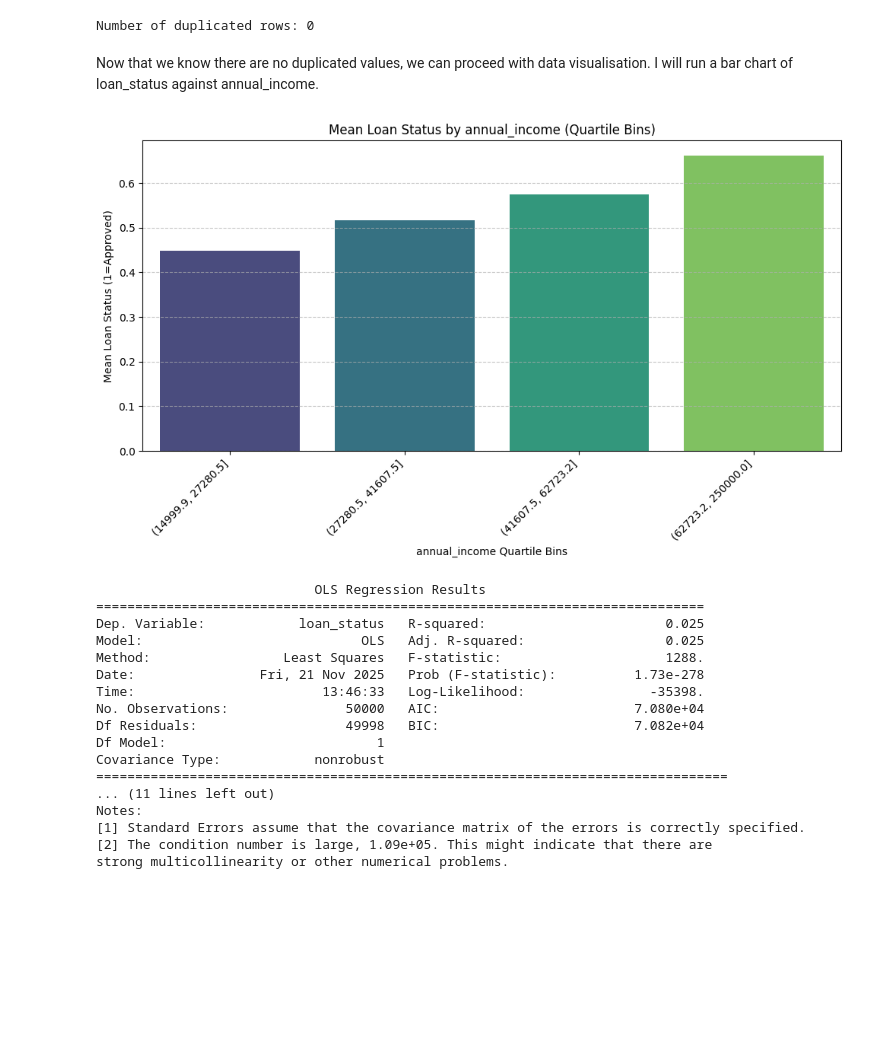
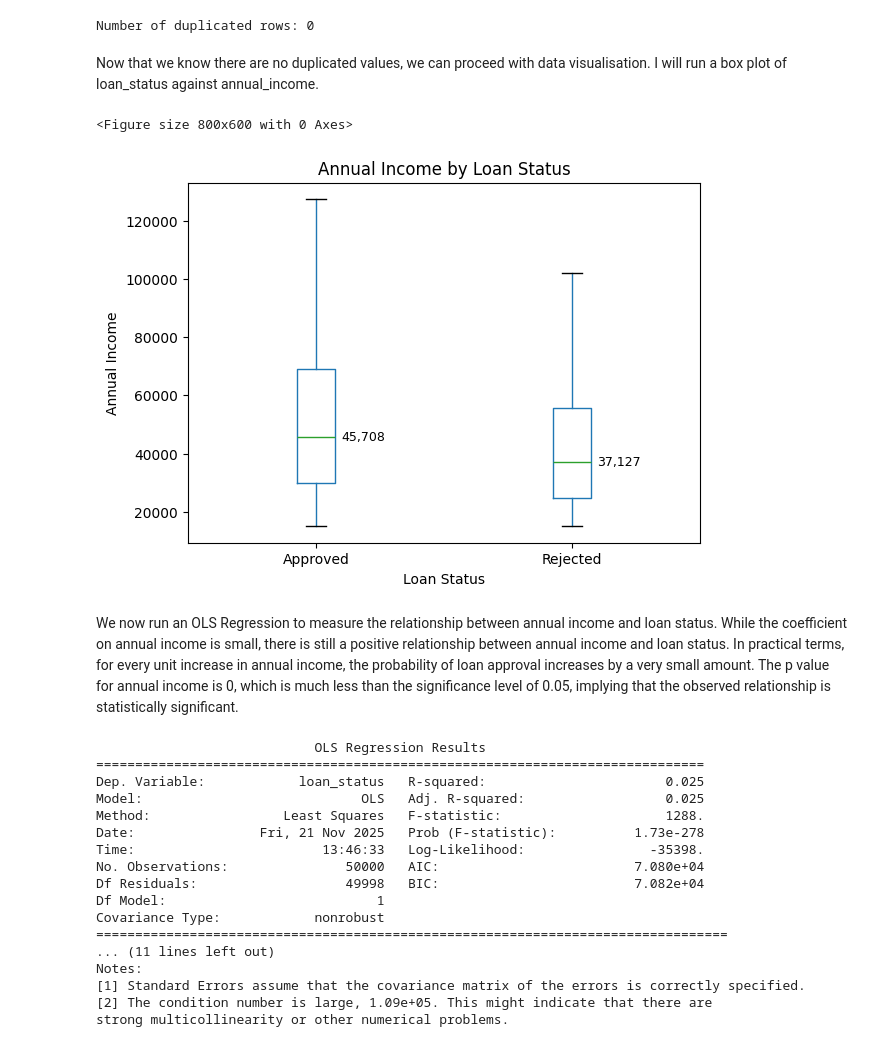
Before and after one commit to amelieloh21/WBS_Data-Science-and-Gen-AI, a Jupyter notebook: Exploratory_Test.ipynb, the cells around one changed output. Drawn from its saved outputs; the diff is of its cells as text; code cells hidden in the pictures; blank space fills up the shorter version.

```diff
--- a/Exploratory_Test.ipynb
+++ b/Exploratory_Test.ipynb
@@ -60,38 +60,51 @@ print(f"Number of duplicated rows: {num_duplicated_rows}")
 # %% [output]
 Number of duplicated rows: 0
 # %% [markdown]
-Now that we know there are no duplicated values, we can proceed with data visualisation. I will run a bar chart of loan_status against annual_income.
+Now that we know there are no duplicated values, we can proceed with data visualisation. I will run a box plot of loan_status against annual_income.
-# %%
-import matplotlib.pyplot as plt
-import seaborn as sns
-import pandas as pd
-
-col = 'annual_income'
-
-plt.figure(figsize=(10, 6))
-
-# Create a temporary DataFrame to avoid SettingWithCopyWarning
-df_temp = df.copy()
-
-# Create quartile bins for annual_income
-df_temp[f'{col}_binned'] = pd.qcut(df_temp[col], q=4, duplicates='drop', precision=1).astype(str)
-
-# Calculate mean loan_status for each bin and sort for proper plotting order
-plot_data = df_temp.groupby(f'{col}_binned')['loan_status'].mean().reset_index()
-plot_data[f'{col}_binned_sort_key'] = plot_data[f'{col}_binned'].apply(lambda x: float(x.split(',')[0].strip('(').strip('[')))
-plot_data = plot_data.sort_values(by=f'{col}_binned_sort_key')
-
-# Create the bar plot
-sns.barplot(x=f'{col}_binned', y='loan_status', data=plot_data, hue=f'{col}_binned', palette='viridis', legend=False)
-plt.title(f'Mean Loan Status by {col} (Quartile Bins)')
-plt.xlabel(f'{col} Quartile Bins')
-plt.ylabel('Mean Loan Status (1=Approved)')
-plt.xticks(rotation=45, ha='right')
-plt.grid(axis='y', linestyle='--', alpha=0.7)
-plt.tight_layout()
-plt.show()
-# %% [output]
-[figure, removed]
+# %%
+import pandas as pd
+import matplotlib.pyplot as plt
+
+# Load your dataset (update path if needed)
+df = pd.read_csv("loan_data.csv")
+
+# Map loan_status to readable labels
+df["loan_status_label"] = df["loan_status"].map({
+    0: "Rejected",
+    1: "Approved"
+})
+
+# Create the box plot
+plt.figure(figsize=(8, 6))
+bp = df.boxplot(
+    column="annual_income",
+    by="loan_status_label",
+    showfliers=False
+)
+
+# Calculate median annual income for each loan status
+median_incomes = df.groupby('loan_status_label')['annual_income'].median()
+
+# Add median values as text annotations on the plot
+for i, status in enumerate(median_incomes.index):
+    median_val = median_incomes.loc[status]
+    # The boxplot groups are typically at x=1, x=2, etc.
+    # Adjust x-coordinate slightly to place text beside the median line
+    plt.text(i + 1.10, median_val, f'{median_val:,.0f}', va='center', color='black', fontsize=9)
+
+# Formatting
+plt.title("Annual Income by Loan Status")
+plt.suptitle("")  # Removes automatic pandas subtitle
+plt.xlabel("Loan Status")
+plt.ylabel("Annual Income")
+plt.grid()
+
+plt.show()
+# %% [output]
+<Figure size 800x600 with 0 Axes>
+[figure, added]
+# %% [markdown]
+We now run an OLS Regression to measure the relationship between annual income and loan status. While the coefficient on annual income is small, there is still a positive relationship between annual income and loan status. In practical terms, for every unit increase in annual income, the probability of loan approval increases by a very small amount. The p value for annual income is 0, which is much less than the significance level of 0.05, implying that the observed relationship is statistically significant.
 # %%
 import statsmodels.api as sm
 import pandas as pd
```
Also changed, not shown: parts of 3 cells of this notebook.
